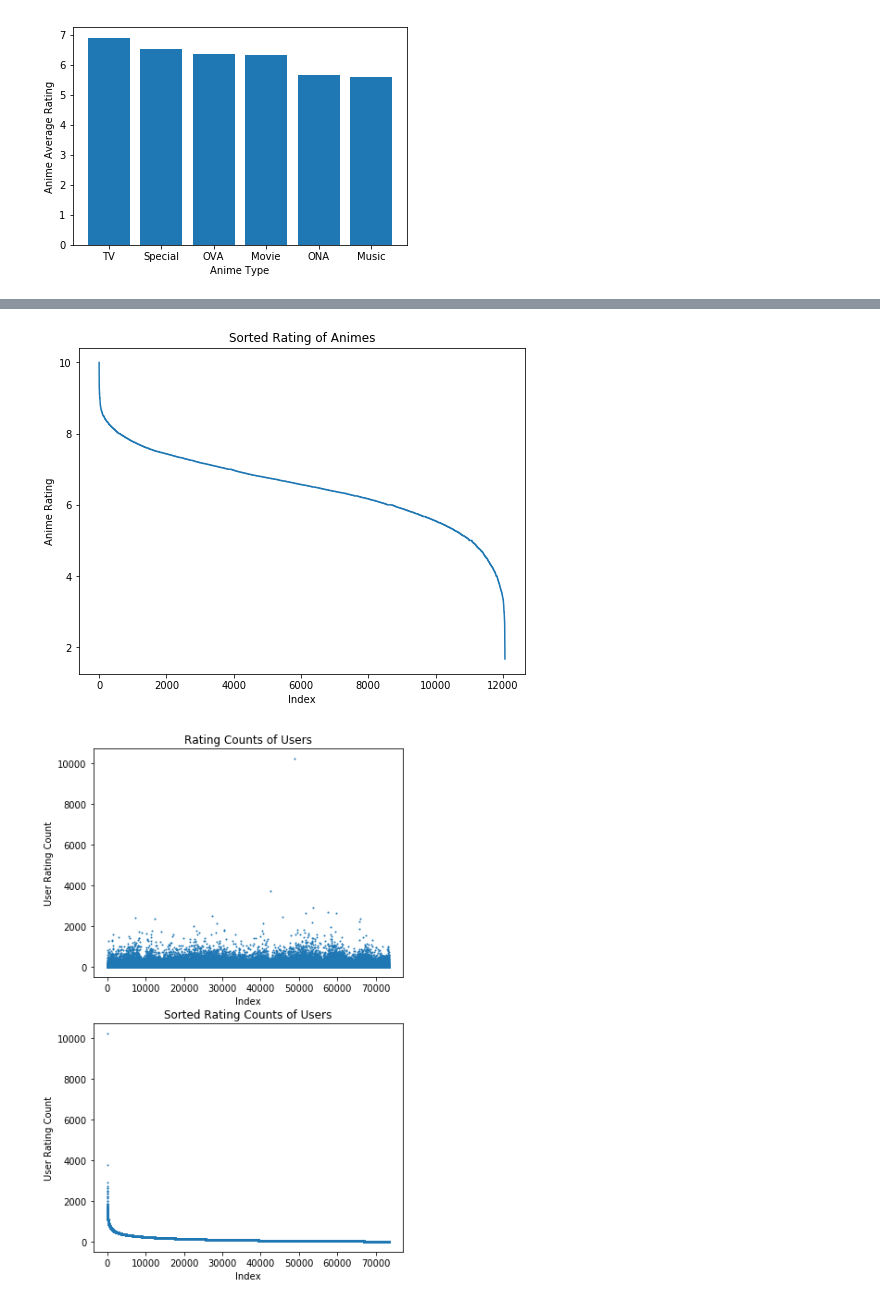
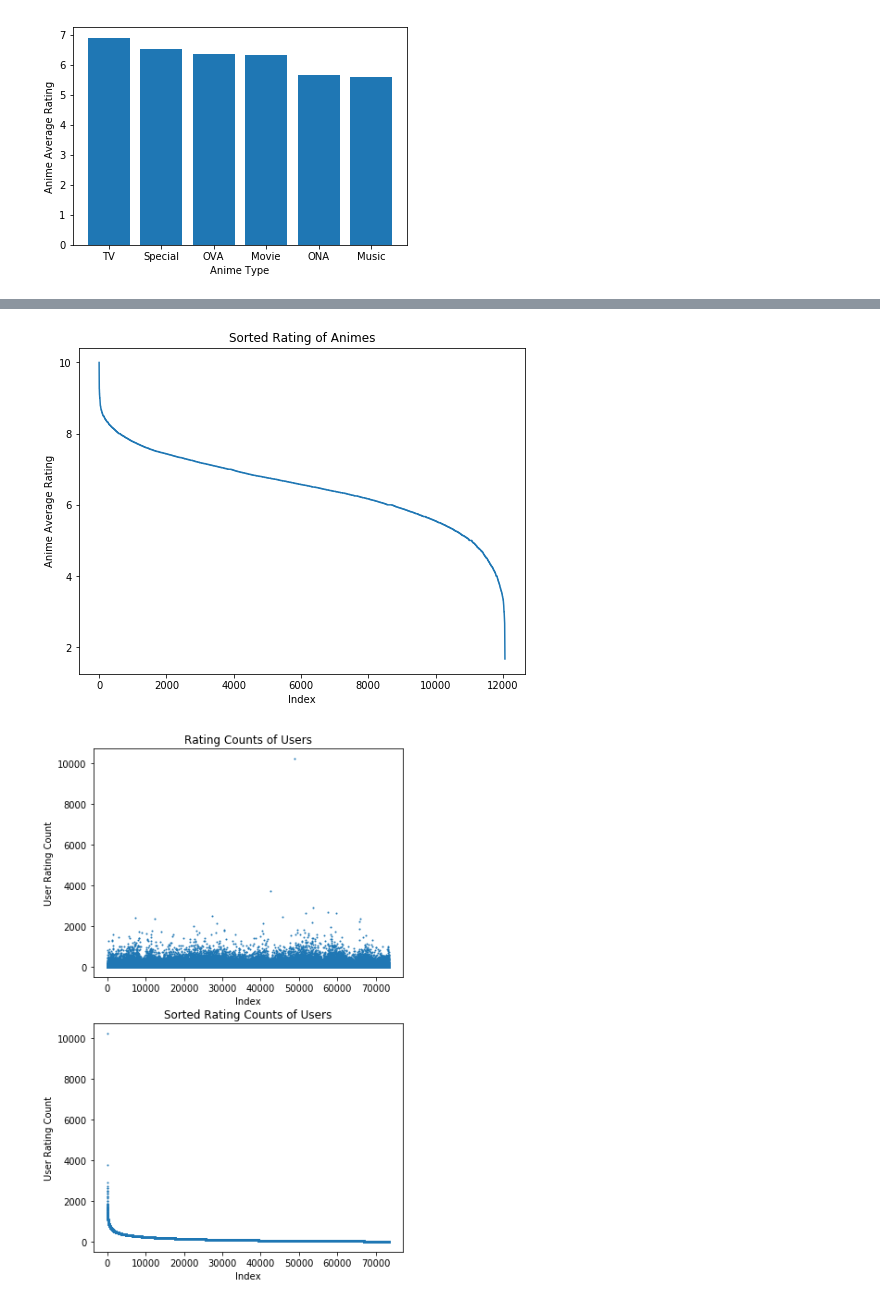
Before and after one commit to yungau/Recommendation-System, a Jupyter notebook: recommendation_system.ipynb, the cells around one changed output, grey strips where cells are left out. Drawn from its saved outputs; the diff is of its cells as text; code cells hidden in the pictures.

```diff
--- a/recommendation_system.ipynb
+++ b/recommendation_system.ipynb
@@ -184,12 +187,12 @@ plt.show()
 # %%
 plt.figure(figsize=(8,6))
 plt.plot(anime.index, anime.rating.sort_values(ascending=False))
 plt.xlabel('Index')
-plt.ylabel('Anime Rating')
+plt.ylabel('Anime Average Rating')
 plt.title('Sorted Rating of Animes')
 plt.show()
 # %% [output]
-[figure, old version]
+[figure, new version]
 # %%
 user_rating_count = rating.groupby('user_id').rating.count()
 
```
Also changed, not shown: parts of 13 cells of this notebook.
